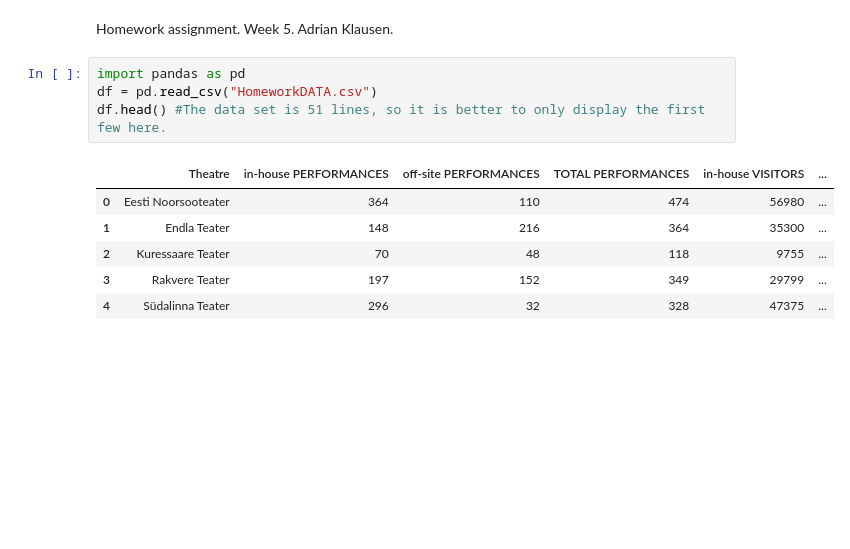
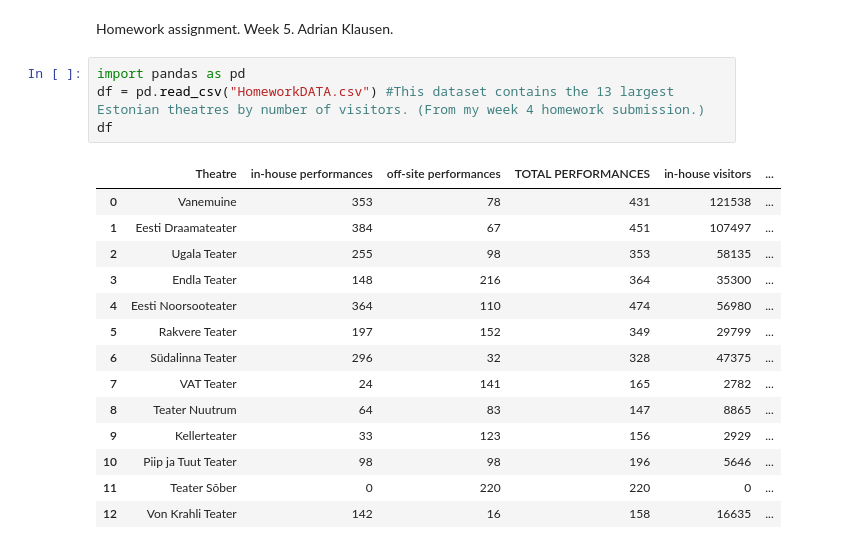
Before and after one commit to adrianklausen0-ux/dt-2026-data-visualisation, a Jupyter notebook: notebooks/Digital Humanities/Homework/Homework5_AdrianKlausen.ipynb, the cells around one changed output. Drawn from its saved outputs; the diff is of its cells as text; blank space fills up the shorter version.

Commit message:
Homework

```diff
--- a/notebooks/Digital Humanities/Homework/Homework5_AdrianKlausen.ipynb
+++ b/notebooks/Digital Humanities/Homework/Homework5_AdrianKlausen.ipynb
@@ -2,12 +2,20 @@
 Homework assignment. Week 5. Adrian Klausen.
 # %%
 import pandas as pd
-df = pd.read_csv("HomeworkDATA.csv")
-df.head() #The data set is 51 lines, so it is better to only display the first few here.
+df = pd.read_csv("HomeworkDATA.csv") #This dataset contains the 13 largest Estonian theatres by number of visitors. (From my week 4 homework submission.)
+df
 # %% [output]
-|  | Theatre | in-house PERFORMANCES | off-site PERFORMANCES | TOTAL PERFORMANCES | in-house VISITORS | ... |
-| 0 | Eesti Noorsooteater | 364 | 110 | 474 | 56980 | ... |
-| 1 | Endla Teater | 148 | 216 | 364 | 35300 | ... |
-| 2 | Kuressaare Teater | 70 | 48 | 118 | 9755 | ... |
-| 3 | Rakvere Teater | 197 | 152 | 349 | 29799 | ... |
-| 4 | Südalinna Teater | 296 | 32 | 328 | 47375 | ... |
+|  | Theatre | in-house performances | off-site performances | TOTAL PERFORMANCES | in-house visitors | ... |
+| 0 | Vanemuine | 353 | 78 | 431 | 121538 | ... |
+| 1 | Eesti Draamateater | 384 | 67 | 451 | 107497 | ... |
+| 2 | Ugala Teater | 255 | 98 | 353 | 58135 | ... |
+| 3 | Endla Teater | 148 | 216 | 364 | 35300 | ... |
+| 4 | Eesti Noorsooteater | 364 | 110 | 474 | 56980 | ... |
+| 5 | Rakvere Teater | 197 | 152 | 349 | 29799 | ... |
+| 6 | Südalinna Teater | 296 | 32 | 328 | 47375 | ... |
+| 7 | VAT Teater | 24 | 141 | 165 | 2782 | ... |
+| 8 | Teater Nuutrum | 64 | 83 | 147 | 8865 | ... |
+| 9 | Kellerteater | 33 | 123 | 156 | 2929 | ... |
+| 10 | Piip ja Tuut Teater | 98 | 98 | 196 | 5646 | ... |
+| 11 | Teater Sõber | 0 | 220 | 220 | 0 | ... |
+| 12 | Von Krahli Teater | 142 | 16 | 158 | 16635 | ... |
```
Also changed, not shown: parts of 10 cells of this notebook, 1 other file.
